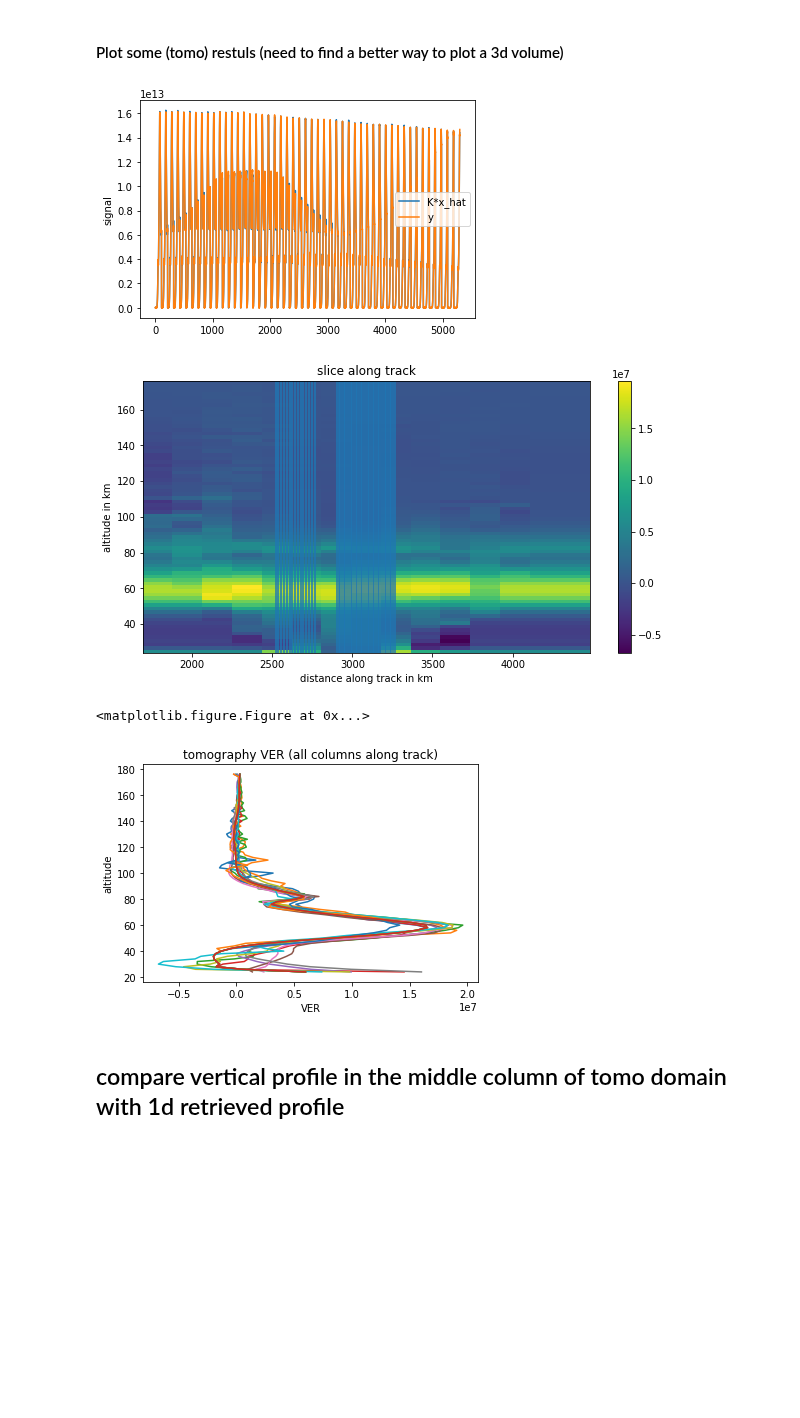
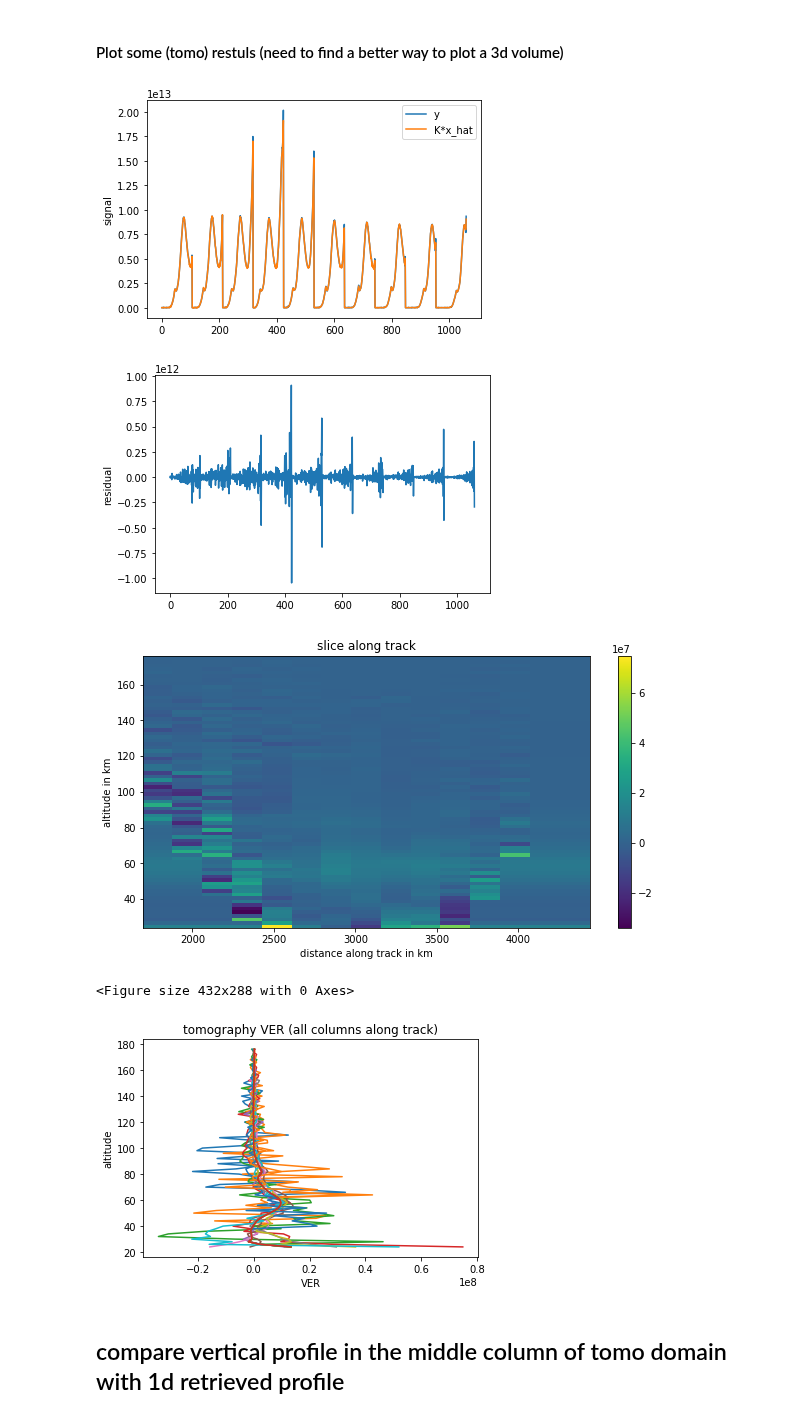
Before and after one commit to Anqi-Li/iris, a Jupyter notebook: notebooks/IRIS_Tomography-new_coordinate.ipynb, the cells around one changed output. Drawn from its saved outputs; the diff is of its cells as text; code cells hidden in the pictures; blank space fills up the shorter version.

```diff
--- a/notebooks/IRIS_Tomography-new_coordinate.ipynb
+++ b/notebooks/IRIS_Tomography-new_coordinate.ipynb
@@ -16,7 +26,7 @@ units = 'days since 1858-11-17 00:00:00.000'
 # %%
 orbit = 20900
 num_of_orbits = 1
-ch = 3
+ch = 2
 
 db = sql.connect('../OSIRIS_three_orbits_test.db')
 cur = db.cursor()
@@ -222,9 +234,10 @@ z = np.arange(25e3, 175e3, 2e3) # m
 z_top = z[-1] + 2e3
 result_1d = np.zeros((len(im_lst), len(z)))
 xa = np.ones(len(z)) *0 # temp
-Sa = np.diag(np.ones(len(z))) *1e-9 #temp
-Se = np.diag(np.ones(len(pixel))) * 30# 1e10 #30 #temporary
+Sa = np.diag(np.ones(len(z))) *(1e7)**2 #temp
+Se = np.diag(np.ones(len(pixel))) * (1e12)**2# 1e10 #30 #temporary
 Ave = []
+residual = []
 for i in range(len(im_lst)):
     h = tan_alt.isel(date=im_lst[i]).data
     K = pathl1d_iris(h, z, z_top)
@@ -233,6 +246,11 @@ for i in range(len(im_lst)):
     x, A, Ss, Sm = linear_oem(K, Se, Sa, y, xa)
     result_1d[i,:] = x
     Ave.append(A.sum(axis=1)) #sum over rows
+    residual.append(y-K.dot(x))
+
+plt.figure()
+plt.plot(np.array(residual).ravel())
+plt.ylabel('y-Kx')
 
 result_1d = xr.DataArray(result_1d,
                          coords=(date[im_lst], z),
@@ -246,7 +264,7 @@ result_1d_mean = result_1d.where(Ave>mr_threshold).mean(dim='date')
 # plot VER results
 result_1d.plot(x='date', y='z',
 #         norm=LogNorm(),
-         vmin=0, vmax=1e7,
+#         vmin=0, vmax=1e7,
          size=3, aspect=3)
 ax = plt.gca()
 ax.set(title='1d retrieved VER',
@@ -265,7 +283,7 @@ ax.set(#xlim=[1e4, 1e8],
        xlabel='volumn emission rate photons cm-3 s-1',
        ylabel='altitdue grid',
        title='1d retrieval')
-ax.legend()
+ax.legend(loc='upper left')
 plt.show()
 
 # plot averaging kernel
@@ -361,8 +380,8 @@ y[y<0] = 0 #temp
 #xa = np.ones(col_len) # temp
 xa = interp1d(z, result_1d_mean.data, fill_value='extrapolate')(grid_rho)
 xa = np.tile(xa, (len(grid_alpha),len(grid_beta),1)).ravel()
-Sa = sp.diags([1], shape=(col_len, col_len)) *1 #temp
-Se = sp.diags([1], shape=(measurement_id, measurement_id)) * 1e10 #temp
+Sa = sp.diags([1], shape=(col_len, col_len)) * (1e0)**2 #temp
+Se = sp.diags([1], shape=(measurement_id, measurement_id)) * (1e4)**2 #temp
 x_hat, G = linear_oem_sp(K_coo, Se, Sa, y, xa)
 
 shape_tomo = (len(grid_alpha), len(grid_beta), len(grid_rho))
@@ -376,61 +395,50 @@ result_tomo = xr.DataArray(result_tomo,
 %matplotlib inline
 #====check residual
 plt.figure()
+plt.plot(y, label='y')
 plt.plot(K_coo.dot(x_hat), label='K*x_hat')
-plt.plot(y, label='y')
 plt.ylabel('signal')
 plt.legend()
 plt.show()
+
+
+#====check residual
+plt.figure()
+plt.plot(K_coo.dot(x_hat)-y)
+plt.ylabel('residual')
+plt.show()
+
 
 #====contour plot
 plt.figure(figsize=(10,5))
 #plt.subplot(121)
 plt.pcolor(grid_beta*Re, grid_rho*1e-3, result_tomo.isel(alpha=1).T)
 plt.xlabel('distance along track in km')
 plt.ylabel('altitude in km')
 plt.title('slice along track')
 plt.colorbar()
-for i in range(0,len(im_lst),1):
-    plt.axvline(x=tan_beta.sel(pixel=60)[i].data*Re)
-#ax = plt.gca()
-#ax2 = ax.twiny()
-#ax2.set_xticks(tan_beta.sel(pixel=60).data*Re)
-#ax2.set_xticklabels(np.arange(len(im_lst)))
+#for i in range(0,len(im_lst),1):
+#    plt.axvline(x=tan_beta.sel(pixel=60)[i].data*Re)
+
 plt.show()
-
-#plt.subplot(122)
-#plt.contourf(grid_alpha*Re, grid_rho*1e-3, result_tomo.sum(axis=1).T)
-#plt.xlabel('distance across track in km')
-#plt.ylabel('altitude')
-#plt.title('sum over along track')
-#plt.yticks([])
-#plt.show()
-
-#plt.figure(figsize=(10,5))
-#fig, ax = plt.subplots()
-#ax.contourf(grid_beta*Re, grid_alpha*Re, result_tomo.sum(axis=2))
-#ax.axis('normal')
-#plt.ylabel('distance across track in km')
-#plt.xlabel('distance along track in km')
-#plt.title('sum over rho')
-#plt.show()
 
 #==== vertical profiles within the 3D matrix
 plt.figure()
 fig, ax = plt.subplots()
 ax.set_xscale('linear')
 ax.set(xlabel='VER',
       ylabel='altitude',
       title='tomography VER (all columns along track)')
 for i in range(1,len(grid_alpha)-1):
     for j in range(1, len(grid_beta)-1):
         ax.plot(result_tomo[i,j,:], grid_rho*1e-3, '-')
 plt.show()
 # %% [output]
-[figure, old version]
+[figure, new version]
-[figure, old version]
+[figure, new version]
+[figure, new version]
-<matplotlib.figure.Figure at 0x...>
+<Figure size 432x288 with 0 Axes>
-[figure, old version]
+[figure, added]
 # %% [markdown]
 ## compare vertical profile in the middle column of tomo domain with 1d retrieved profile
 # %%
```
Also changed, not shown: parts of 10 cells of this notebook, 4 other files.
